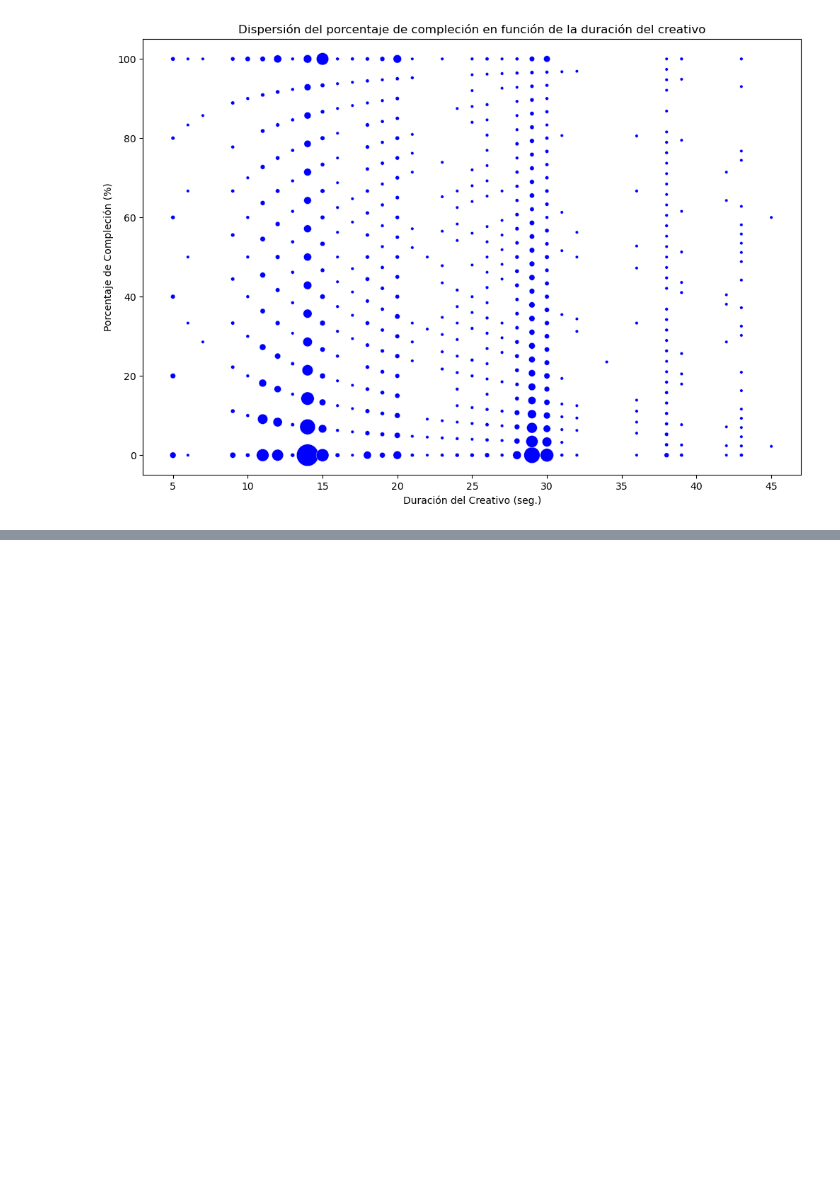
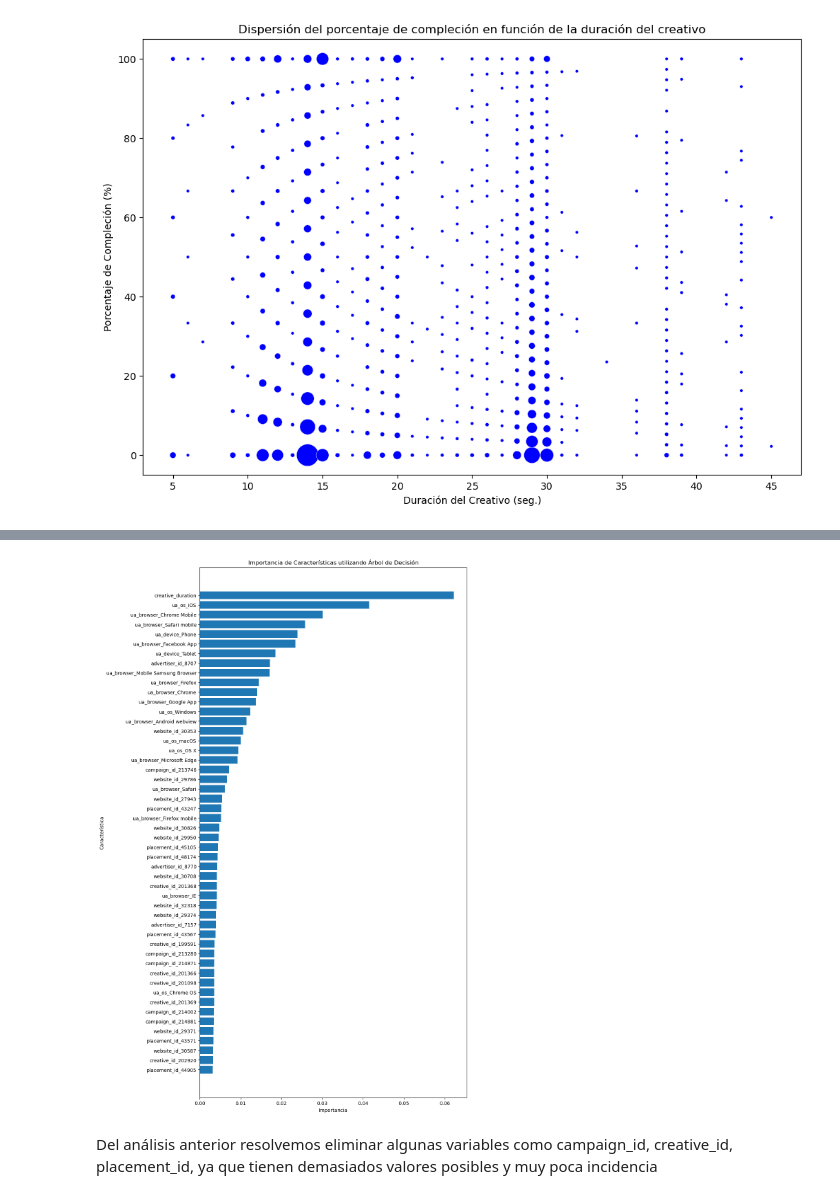
Before and after one commit to garcia-damian/Data-Science-Fundamentals, a Jupyter notebook: ProyectoDS_ParteI_García_Damián.ipynb, the cells around one changed output, grey strips where cells are left out. Cells and saved outputs as stored; diff of their text form; code cells hidden in the pictures; blank space fills up the shorter version.

```diff
--- a/ProyectoDS_ParteI_García_Damián.ipynb
+++ b/ProyectoDS_ParteI_García_Damián.ipynb
@@ -523,0 +613,14 @@ Para finalizar, se destaca la clara influencia de la duración de los creativos
+# %%
+
+# Visualización de las importancias de features
+plt.figure(figsize=(10, 20))
+plt.barh(feature_importances['Feature'], feature_importances['Importance'])
+plt.xlabel('Importancia')
+plt.ylabel('Característica')
+plt.title('Importancia de Características utilizando Árbol de Decisión')
+plt.gca().invert_yaxis()
+plt.show()
+# %% [output]
+[figure, added]
+# %% [markdown]
+Del análisis anterior resolvemos eliminar algunas variables como campaign_id, creative_id, placement_id, ya que tienen demasiados valores posibles y muy poca incidencia
```
Also changed, not shown: parts of 27 cells of this notebook.
